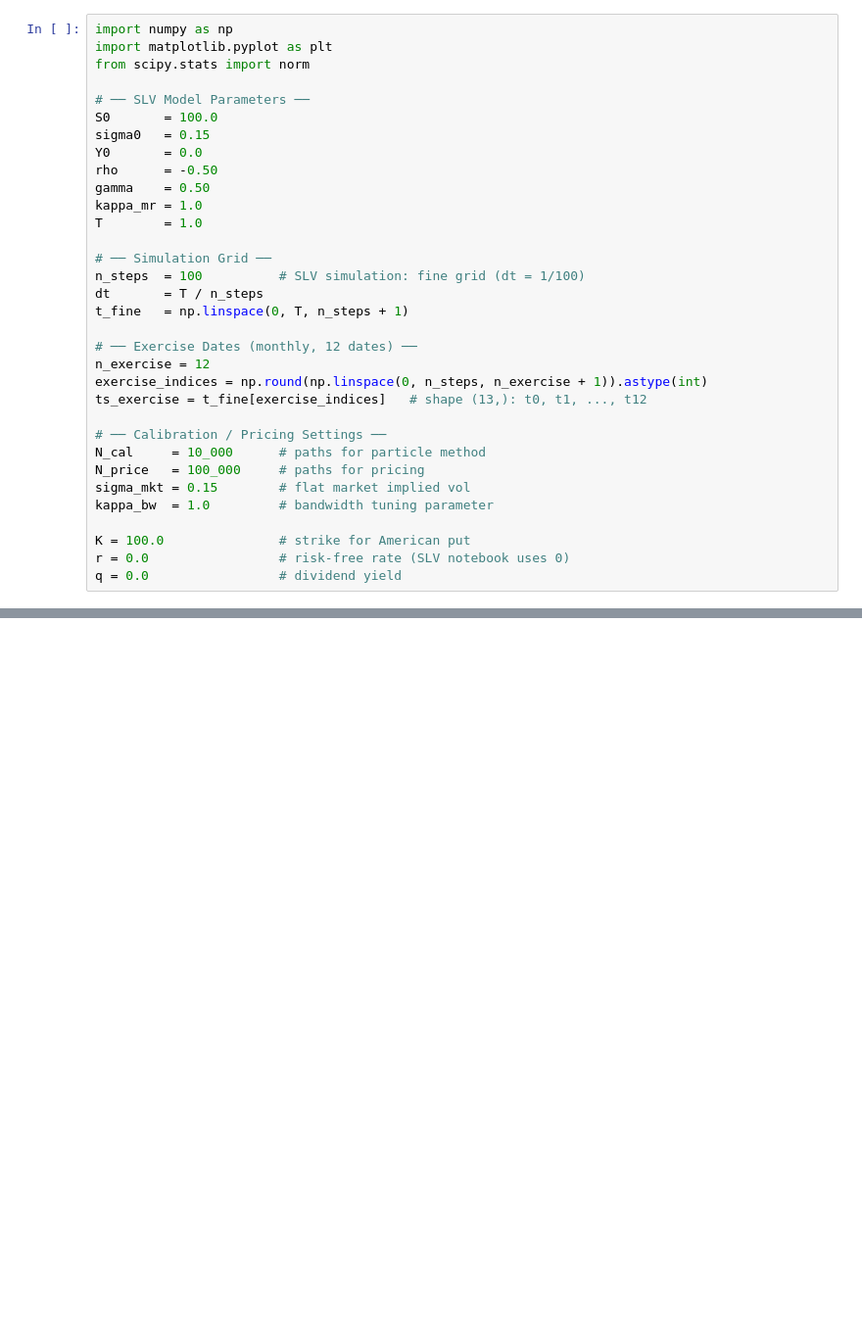
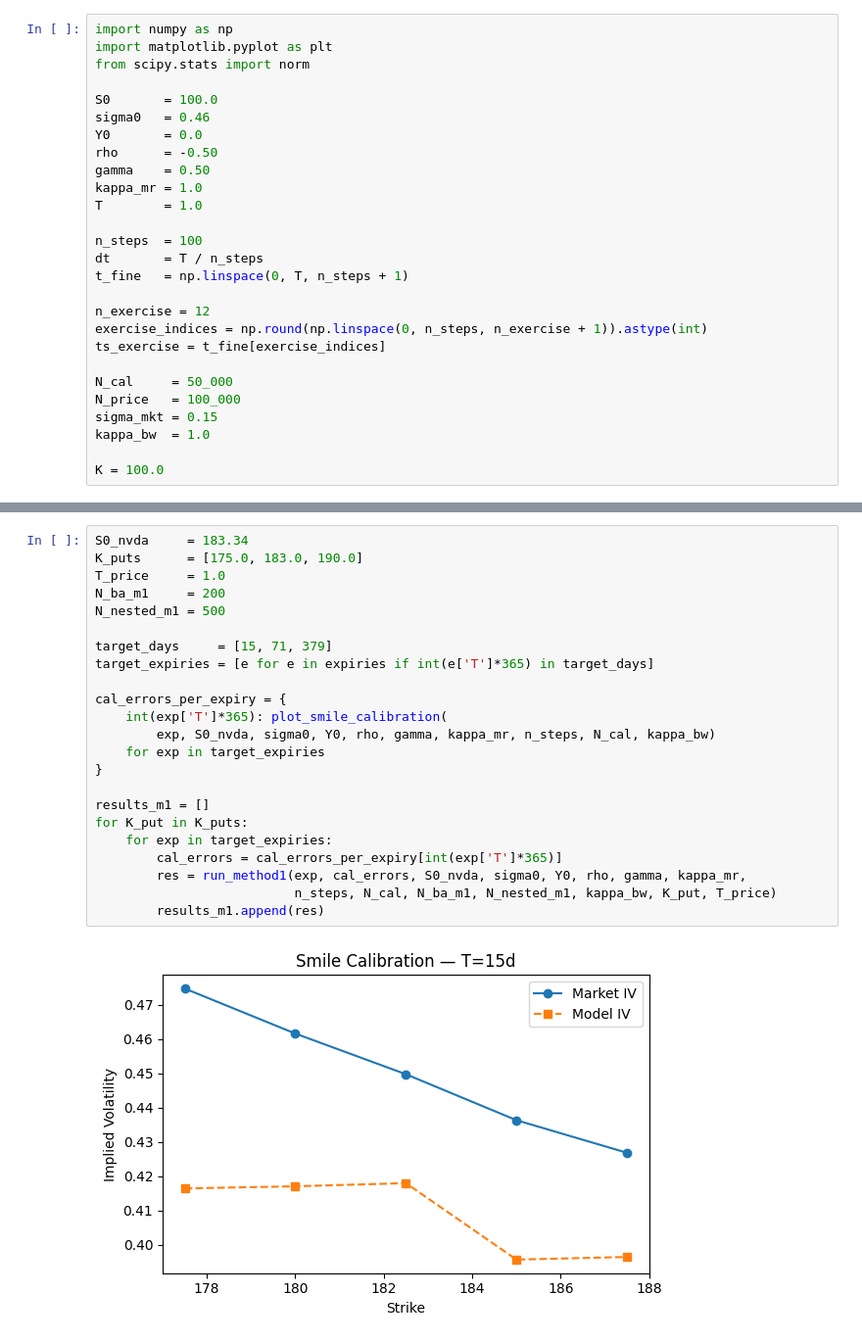
Before and after one commit to Seanjeon0220/project, a Jupyter notebook: quant/HKUTG/sem2/realproject.ipynb, the cells around one changed output, grey strips where cells are left out. Shown at 98% size. Cells and saved outputs as stored; diff of their text form; blank space fills up the shorter version.

```diff
--- a/quant/HKUTG/sem2/realproject.ipynb
+++ b/quant/HKUTG/sem2/realproject.ipynb
@@ -3,32 +3,26 @@ import numpy as np
 import matplotlib.pyplot as plt
 from scipy.stats import norm
 
-# ── SLV Model Parameters ──
 S0       = 100.0
-sigma0   = 0.15
+sigma0   = 0.46
 Y0       = 0.0
 rho      = -0.50
 gamma    = 0.50
 kappa_mr = 1.0
 T        = 1.0
 
-# ── Simulation Grid ──
-n_steps  = 100          # SLV simulation: fine grid (dt = 1/100)
+n_steps  = 100
 dt       = T / n_steps
 t_fine   = np.linspace(0, T, n_steps + 1)
 
-# ── Exercise Dates (monthly, 12 dates) ──
 n_exercise = 12
 exercise_indices = np.round(np.linspace(0, n_steps, n_exercise + 1)).astype(int)
-ts_exercise = t_fine[exercise_indices]   # shape (13,): t0, t1, ..., t12
+ts_exercise = t_fine[exercise_indices]
 
-# ── Calibration / Pricing Settings ──
-N_cal     = 10_000      # paths for particle method
-N_price   = 100_000     # paths for pricing
-sigma_mkt = 0.15        # flat market implied vol
-kappa_bw  = 1.0         # bandwidth tuning parameter
+N_cal     = 50_000
+N_price   = 100_000
+sigma_mkt = 0.15
+kappa_bw  = 1.0
 
-K = 100.0               # strike for American put
-r = 0.0                 # risk-free rate (SLV notebook uses 0)
-q = 0.0                 # dividend yield
+K = 100.0
 # %%
@@ -446,0 +765,25 @@ print(f"  BA upper bound     : {'PASS' if _ba_pass else 'FAIL'}")
+# %%
+S0_nvda     = 183.34
+K_puts      = [175.0, 183.0, 190.0]
+T_price     = 1.0
+N_ba_m1     = 200
+N_nested_m1 = 500
+
+target_days     = [15, 71, 379]
+target_expiries = [e for e in expiries if int(e['T']*365) in target_days]
+
+cal_errors_per_expiry = {
+    int(exp['T']*365): plot_smile_calibration(
+        exp, S0_nvda, sigma0, Y0, rho, gamma, kappa_mr, n_steps, N_cal, kappa_bw)
+    for exp in target_expiries
+}
+
+results_m1 = []
+for K_put in K_puts:
+    for exp in target_expiries:
+        cal_errors = cal_errors_per_expiry[int(exp['T']*365)]
+        res = run_method1(exp, cal_errors, S0_nvda, sigma0, Y0, rho, gamma, kappa_mr,
+                          n_steps, N_cal, N_ba_m1, N_nested_m1, kappa_bw, K_put, T_price)
+        results_m1.append(res)
+# %% [output]
+[figure, added]
```
Also changed, not shown: parts of 17 cells of this notebook, 4 other files.
